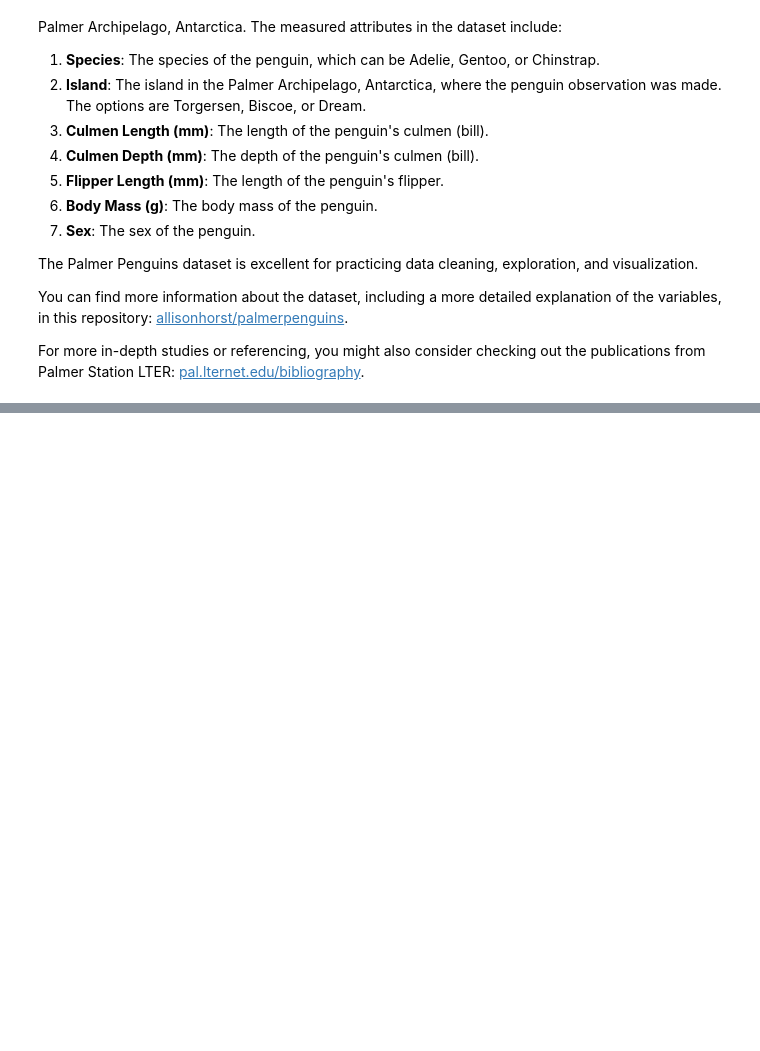
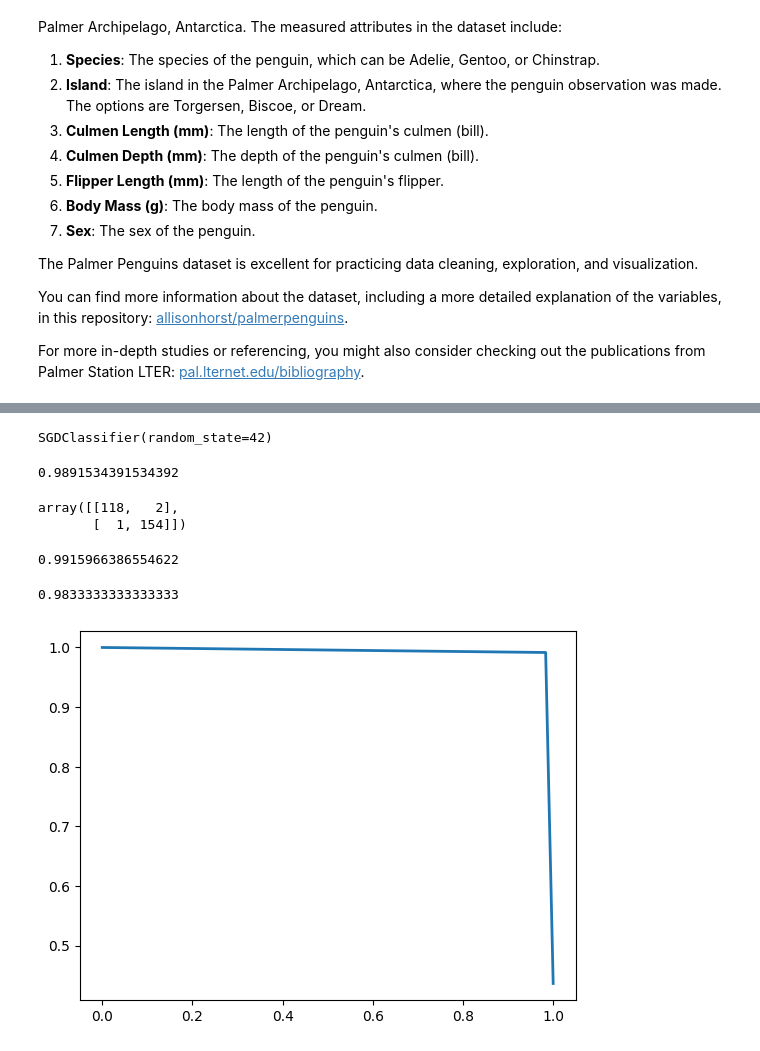
Before and after one commit to NishchintDhawan/Seng474-assignments, a Jupyter notebook: assignment1/penguins_post.ipynb, the cells around one changed output, grey strips where cells are left out. Cells and saved outputs as stored; diff of their text form; code cells hidden in the pictures; blank space fills up the shorter version.

```diff
--- a/assignment1/penguins_post.ipynb
+++ b/assignment1/penguins_post.ipynb
@@ -145,0 +131,10 @@ categorical_features = ['island', 'sex']
+# %%
+# separate the features from the target
+# call the features X and the target y
+from sklearn.model_selection import train_test_split
+
+y = penguins_prepared.iloc[:, 9]
+
+X = penguins_prepared.drop(columns=[4,5,6,7,8,9,10], axis=1)
+
+X_train, X_test, y_train, y_test = train_test_split(X, y, test_size=0.2, random_state=42)
@@ -145,0 +154,16 @@ categorical_features = ['island', 'sex']
+# %%
+# setup binary classification for Adelie vs. rest of species
+# use the Adelie species as the positive class
+# create a new target called y_adelie
+
+y_train_adelie = (y_train == 'Adelie')  # True for all Adelie, False for all other species
+y_test_adelie = (y_test == 'Adelie')
+# %%
+# build an SGDClassifier model using X and y
+# use random_state=42 for reproducibility
+
+sgd_clf = SGDClassifier(random_state=42)
+
+sgd_clf.fit(X_train, y_train)
+# %% [output]
+SGDClassifier(random_state=42)
@@ -145,0 +173,35 @@ categorical_features = ['island', 'sex']
+# %%
+# compute the mean accuracy
+score.mean()
+# %% [output]
+0.9891534391534392
+# %%
+# predict the target using cross_val_predict with cv=10
+# call the result y_train_pred
+y_train_pred = cross_val_predict(sgd_clf, X_train, y_train_adelie, cv=10)
+# %%
+# compute the confusion matrix
+cm = confusion_matrix(y_train_adelie, y_train_pred, labels=[True, False])
+cm
+# %% [output]
+array([[118,   2],
+       [  1, 154]])
+# %%
+# compute the precision score using precision_score()
+precision_score(y_train_adelie, y_train_pred)
+# %% [output]
+0.9915966386554622
+# %%
+# compute the recall score using recall_score()
+recall_score(y_train_adelie, y_train_pred)
+# %% [output]
+0.9833333333333333
+# %%
+# draw the precision-recall curve
+# call the result precisions, recalls, thresholds
+precisions, recalls, thresholds = precision_recall_curve(y_train_adelie, y_train_pred)
+
+plt.plot(recalls, precisions, linewidth=2, label="Precision/Recall curve")
+plt.show()
+# %% [output]
+[figure, added]
```
Also changed, not shown: parts of 32 cells of this notebook.
